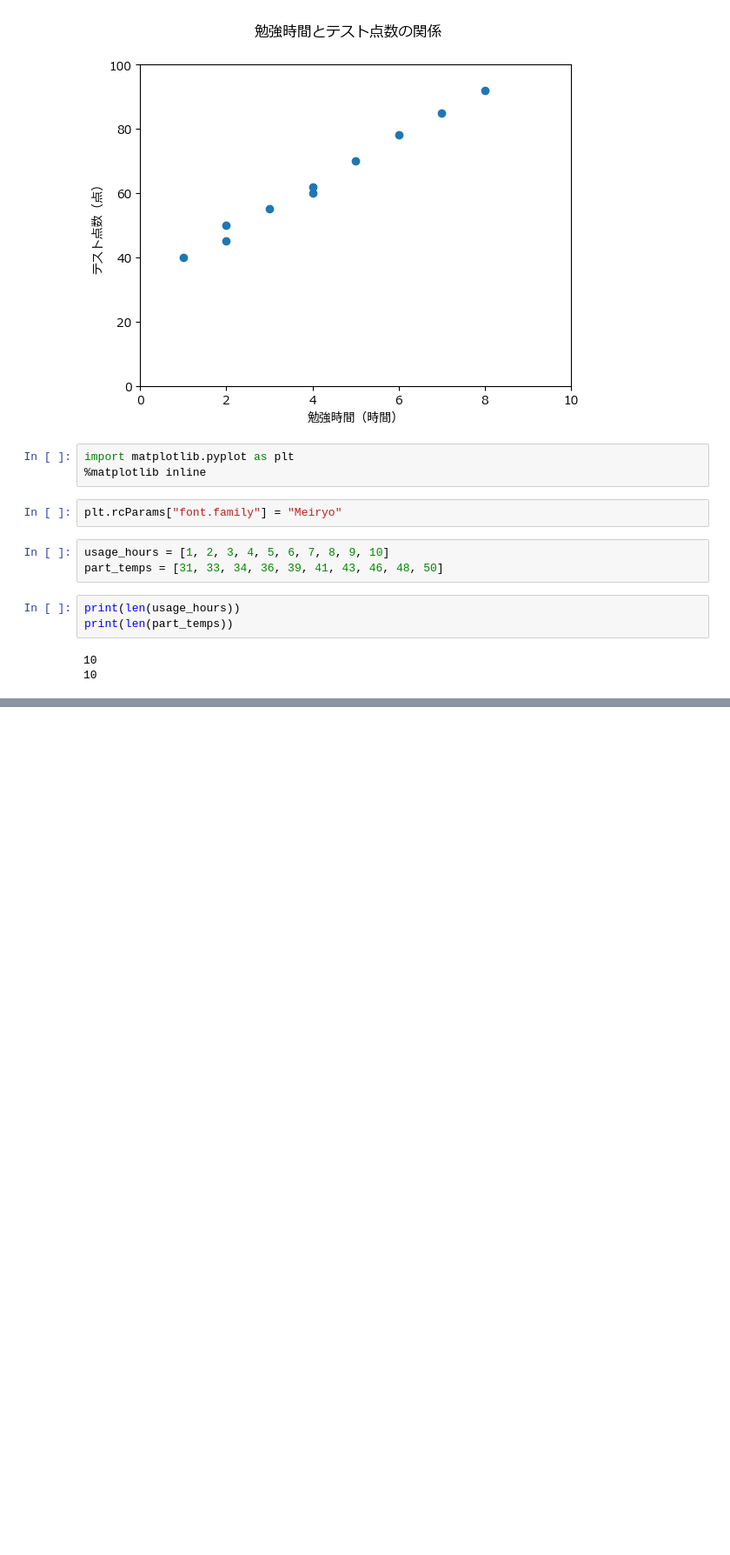
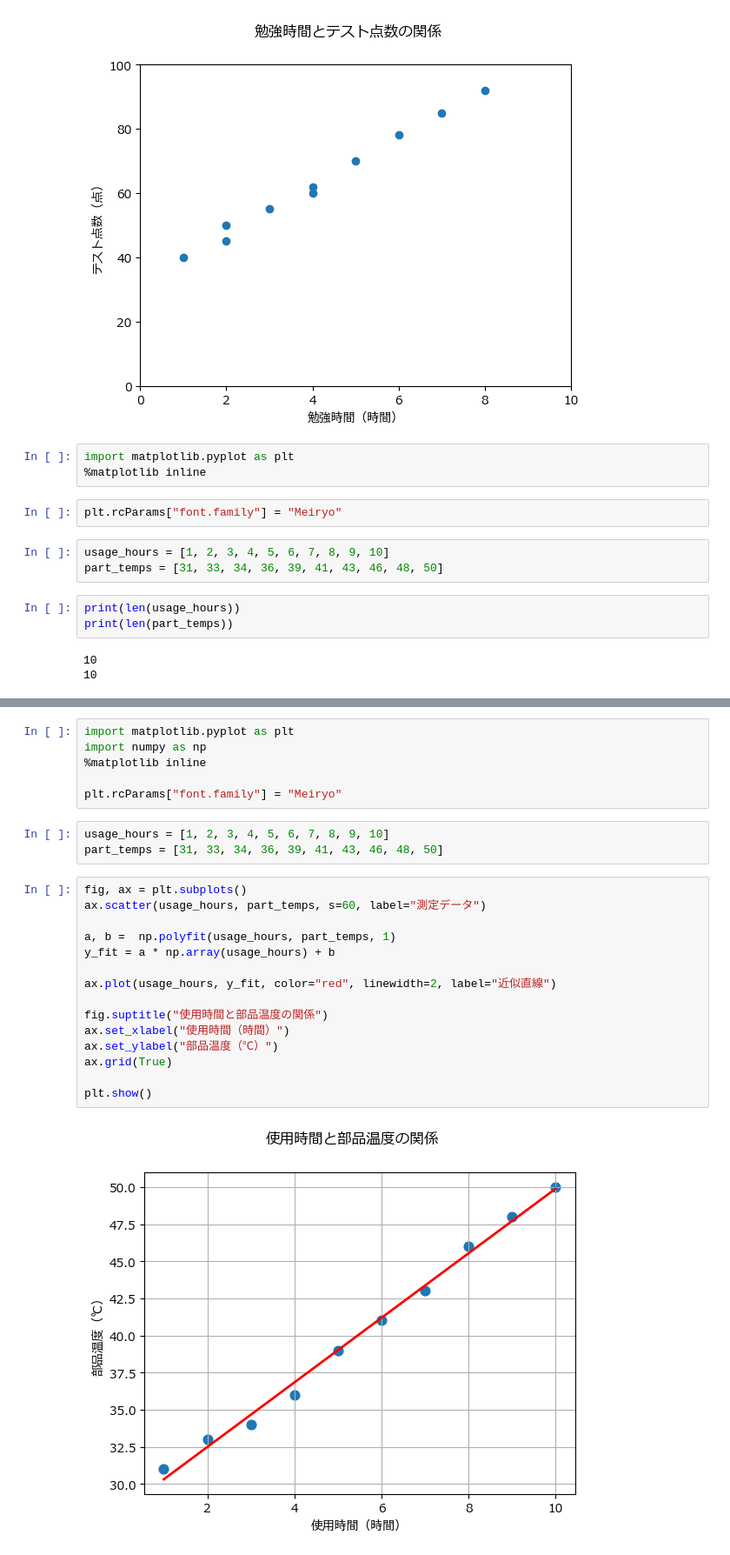
Before and after one commit to kjfarm1225/pyq_practice, a Jupyter notebook: 140_4_hist_box_scatter/140-4_hist_box_scatter.ipynb, the cells around one changed output, grey strips where cells are left out. Shown at 87% size. Drawn from its saved outputs; the diff is of its cells as text; blank space fills up the shorter version.

```diff
--- a/140_4_hist_box_scatter/140-4_hist_box_scatter.ipynb
+++ b/140_4_hist_box_scatter/140-4_hist_box_scatter.ipynb
@@ -270,0 +274,26 @@ Text(0.5, 0.98, '使用時間と部品温度の関係')
+# %%
+import matplotlib.pyplot as plt
+import numpy as np
+%matplotlib inline
+
+plt.rcParams["font.family"] = "Meiryo"
+# %%
+usage_hours = [1, 2, 3, 4, 5, 6, 7, 8, 9, 10]
+part_temps = [31, 33, 34, 36, 39, 41, 43, 46, 48, 50]
+# %%
+fig, ax = plt.subplots()
+ax.scatter(usage_hours, part_temps, s=60, label="測定データ")
+
+a, b =  np.polyfit(usage_hours, part_temps, 1)
+y_fit = a * np.array(usage_hours) + b
+
+ax.plot(usage_hours, y_fit, color="red", linewidth=2, label="近似直線")
+
+fig.suptitle("使用時間と部品温度の関係")
+ax.set_xlabel("使用時間（時間）")
+ax.set_ylabel("部品温度（℃）")
+ax.grid(True)
+
+plt.show()
+# %% [output]
+[figure, added]
```
Also changed, not shown: parts of 1 cell of this notebook.
